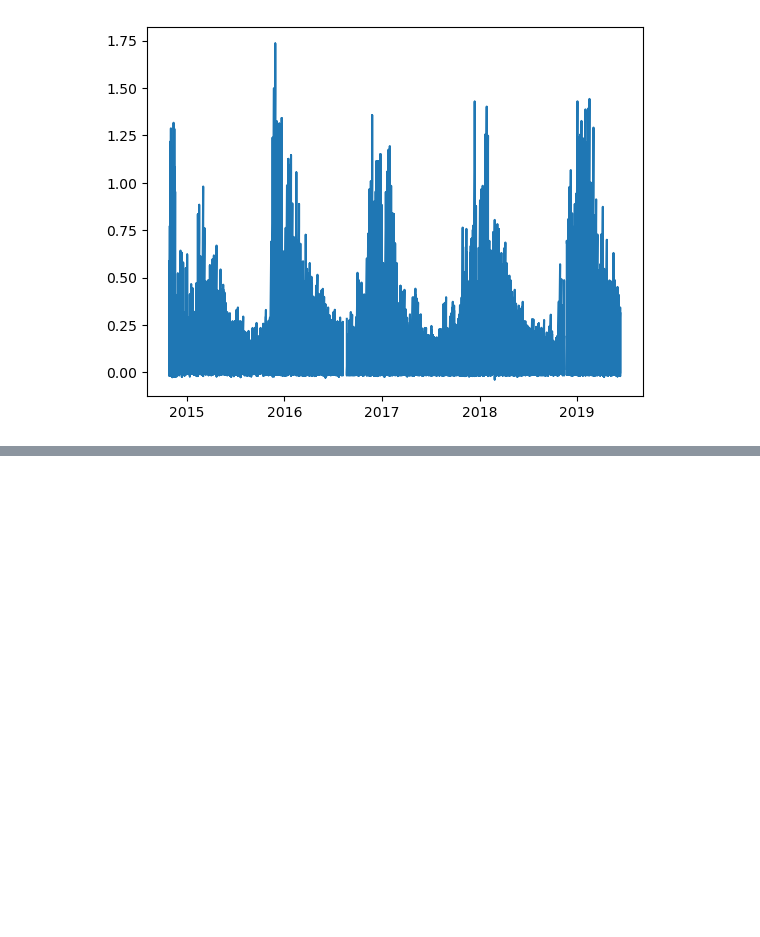
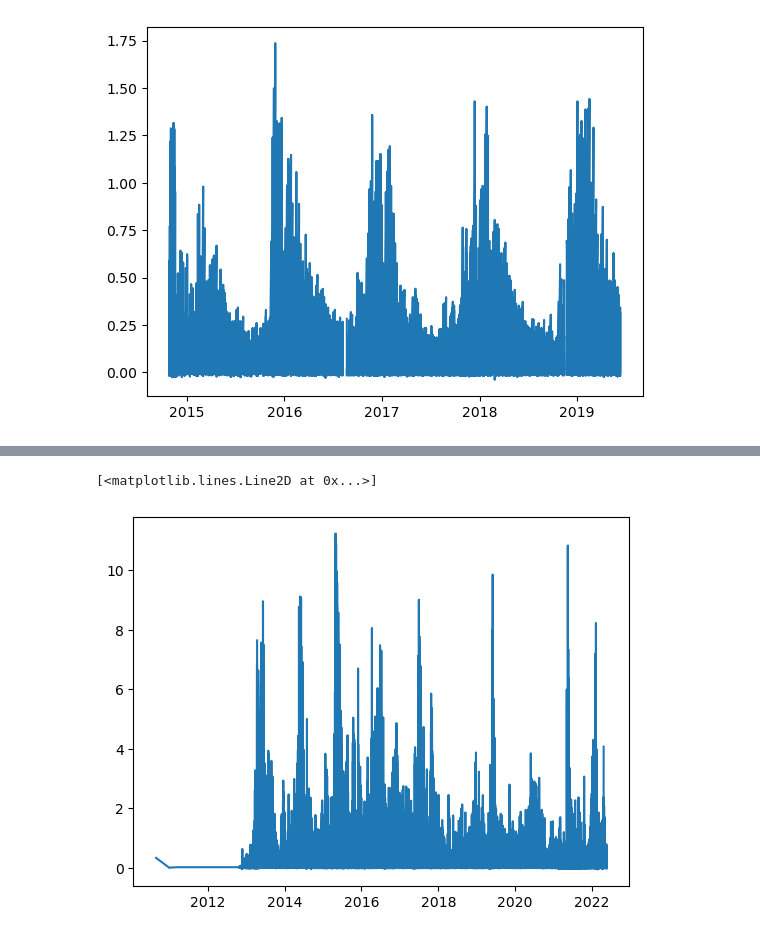
Before and after one commit to gnyirjesy/ocean-depth-characterization, a Jupyter notebook: EDA/eda_gn.ipynb, the cells around one changed output, grey strips where cells are left out. Cells and saved outputs as stored; diff of their text form; code cells hidden in the pictures; blank space fills up the shorter version.

```diff
--- a/EDA/eda_gn.ipynb
+++ b/EDA/eda_gn.ipynb
@@ -163,0 +173,8 @@ plt.plot(profile_subset['date'],profile_subset['CHLA'])
+# %%
+profile_subset_PRES = profile[profile['PRES'] == 1]
+# %%
+profile_subset_PRES = profile_subset_PRES.sort_values('date')
+plt.plot(profile_subset_PRES['date'],profile_subset_PRES['CHLA'])
+# %% [output]
+[<matplotlib.lines.Line2D at 0x...>]
+[figure, added]
```
Also changed, not shown: parts of 20 cells of this notebook.
